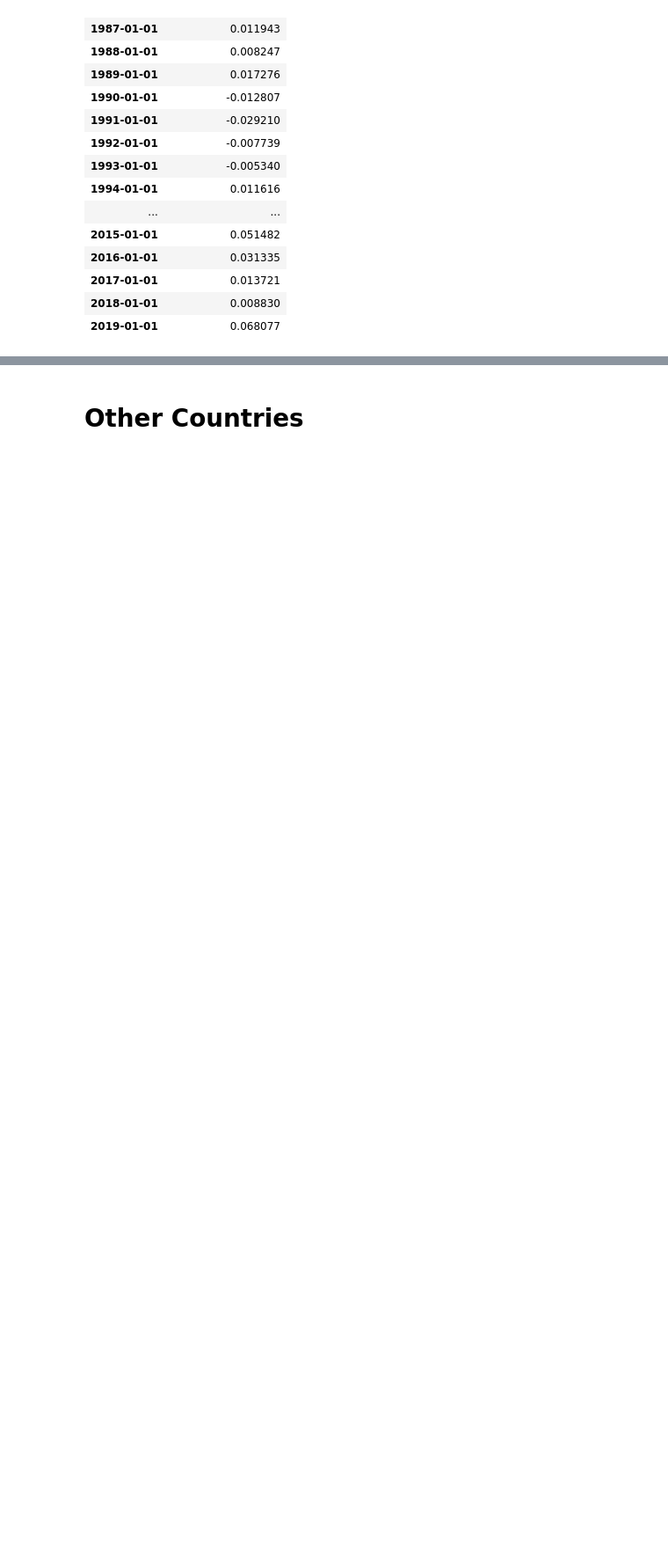
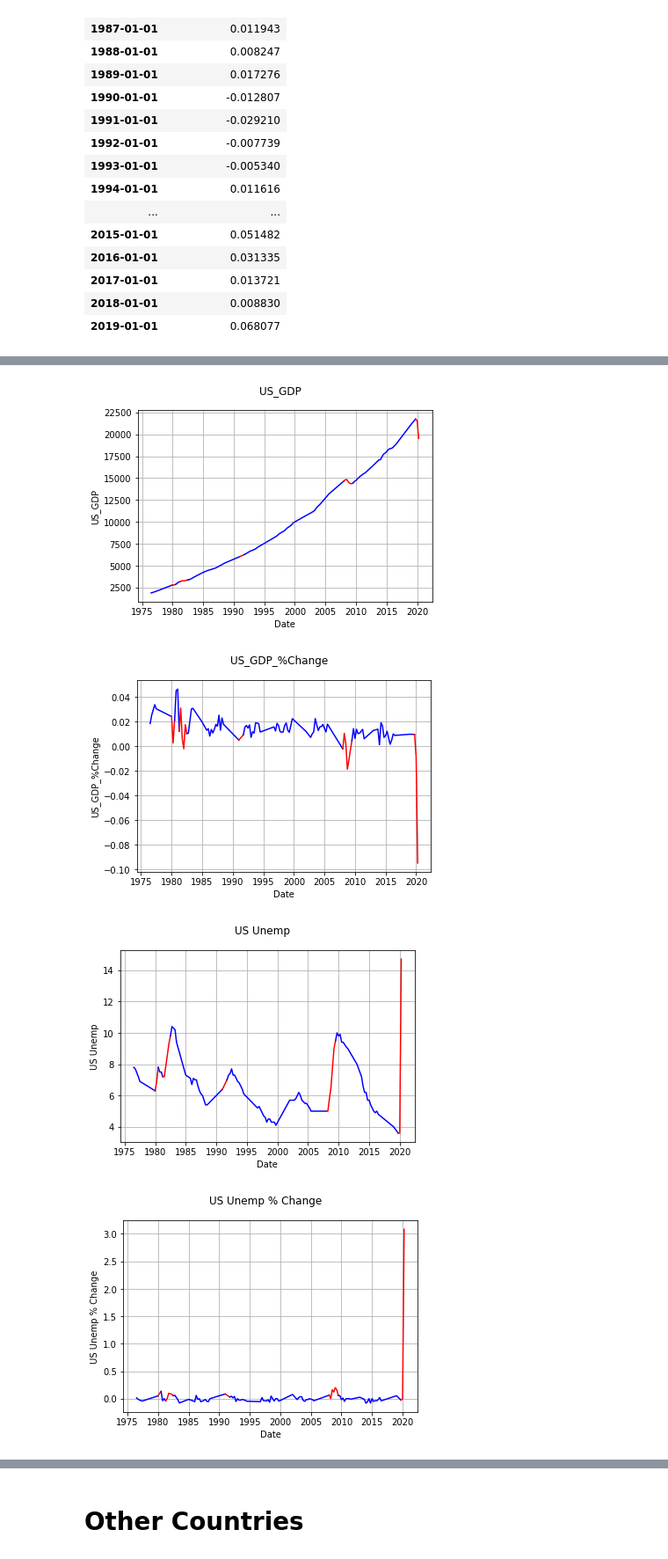
Before and after one commit to AvaneeshKolluri/MacroPredictionsProject, a Jupyter notebook: Project 2.ipynb, the cells around one changed output, grey strips where cells are left out. Shown at 88% size. Cells and saved outputs as stored; diff of their text form; code cells hidden in the pictures; blank space fills up the shorter version.

```diff
--- a/Project 2.ipynb
+++ b/Project 2.ipynb
@@ -397,0 +402,31 @@ df_merged
+# %%
+import numpy
+from matplotlib import pyplot as plt
+
+for column in df_merged.columns[1:]:
+    fig = plt.figure()
+    fig.suptitle(column)
+    plt.xlabel("Date")
+    plt.ylabel(column)
+    plt.grid()
+    x=[]
+    y=[]
+    r=0
+    for date, row in df_merged.iterrows():
+        x.append(date.to_pydatetime())
+        y.append(row[column])
+        if r != row['is_recession']:
+            if row['is_recession'] == 0:
+                r=0
+                plt.plot(x, y, 'r')
+            else:
+                r=1
+                plt.plot(x, y, 'b')
+            x=[date.to_pydatetime()]
+            y=[row[column]]
+    plt.show()
+# %% [output]
+[figure, added]
+[figure, added]
+[figure, added]
+[figure, added]
```
Also changed, not shown: parts of 17 cells of this notebook.
